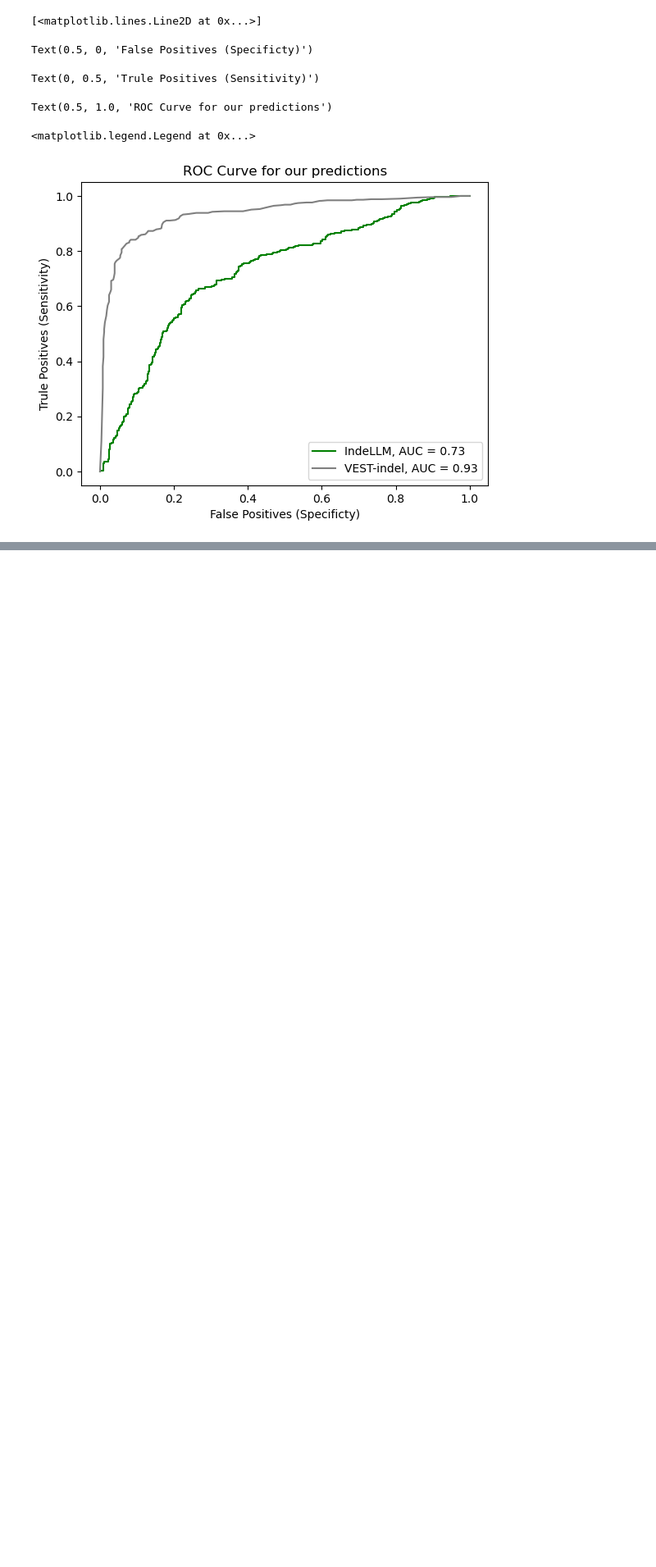
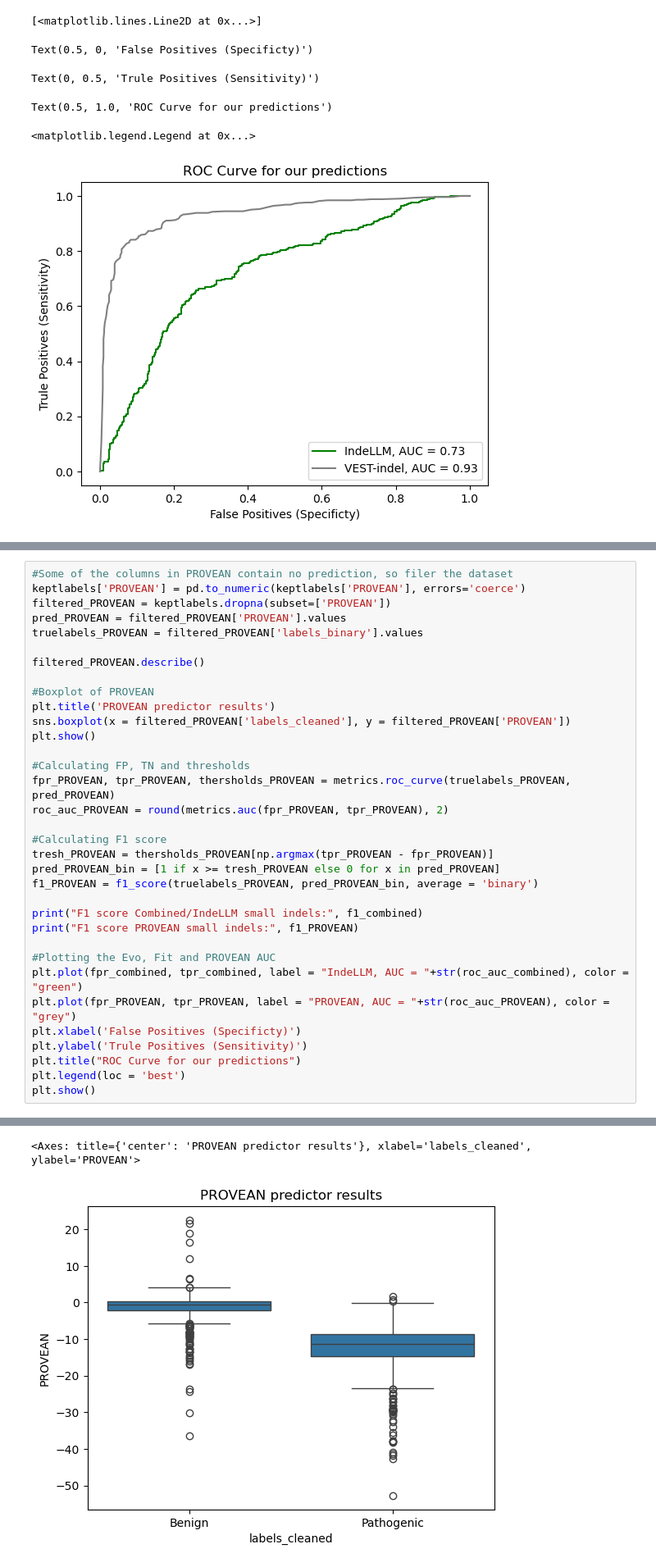
Before and after one commit to OriolGraCar/IndeLLM, a Jupyter notebook: Analysis/Analysis.ipynb, the cells around one changed output, grey strips where cells are left out. Shown at 82% size. Drawn from its saved outputs; the diff is of its cells as text; blank space fills up the shorter version.

```diff
--- a/Analysis/Analysis.ipynb
+++ b/Analysis/Analysis.ipynb
@@ -434,0 +663,35 @@ Text(0.5, 1.0, 'ROC Curve for our predictions')
+# %%
+#Some of the columns in PROVEAN contain no prediction, so filer the dataset
+keptlabels['PROVEAN'] = pd.to_numeric(keptlabels['PROVEAN'], errors='coerce')
+filtered_PROVEAN = keptlabels.dropna(subset=['PROVEAN'])
+pred_PROVEAN = filtered_PROVEAN['PROVEAN'].values
+truelabels_PROVEAN = filtered_PROVEAN['labels_binary'].values
+
+filtered_PROVEAN.describe()
+
+#Boxplot of PROVEAN
+plt.title('PROVEAN predictor results')
+sns.boxplot(x = filtered_PROVEAN['labels_cleaned'], y = filtered_PROVEAN['PROVEAN'])
+plt.show()
+
+#Calculating FP, TN and thresholds
+fpr_PROVEAN, tpr_PROVEAN, thersholds_PROVEAN = metrics.roc_curve(truelabels_PROVEAN, pred_PROVEAN)
+roc_auc_PROVEAN = round(metrics.auc(fpr_PROVEAN, tpr_PROVEAN), 2)
+
+#Calculating F1 score
+tresh_PROVEAN = thersholds_PROVEAN[np.argmax(tpr_PROVEAN - fpr_PROVEAN)]
+pred_PROVEAN_bin = [1 if x >= tresh_PROVEAN else 0 for x in pred_PROVEAN]
+f1_PROVEAN = f1_score(truelabels_PROVEAN, pred_PROVEAN_bin, average = 'binary')
+
+print("F1 score Combined/IndeLLM small indels:", f1_combined)
+print("F1 score PROVEAN small indels:", f1_PROVEAN)
+
+#Plotting the Evo, Fit and PROVEAN AUC
+plt.plot(fpr_combined, tpr_combined, label = "IndeLLM, AUC = "+str(roc_auc_combined), color = "green")
+plt.plot(fpr_PROVEAN, tpr_PROVEAN, label = "PROVEAN, AUC = "+str(roc_auc_PROVEAN), color = "grey")
+plt.xlabel('False Positives (Specificty)')
+plt.ylabel('Trule Positives (Sensitivity)')
+plt.title("ROC Curve for our predictions")
+plt.legend(loc = 'best')
+plt.show()
+# %% [output]
@@ -434,0 +713,2 @@ Text(0.5, 1.0, 'ROC Curve for our predictions')
+<Axes: title={'center': 'PROVEAN predictor results'}, xlabel='labels_cleaned', ylabel='PROVEAN'>
+[figure, added]
```
Also changed, not shown: parts of 18 cells of this notebook.
